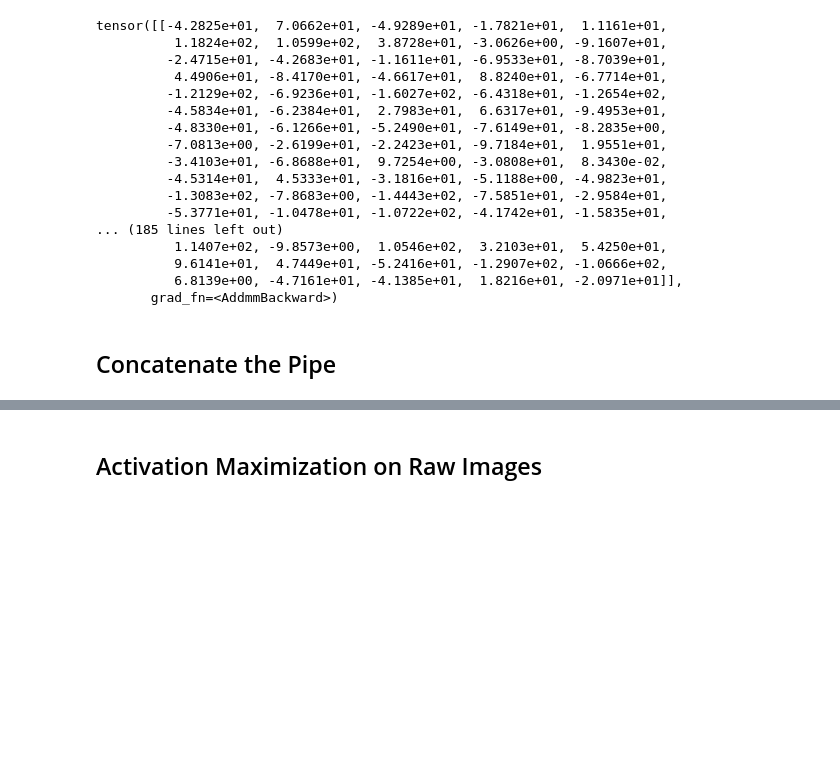
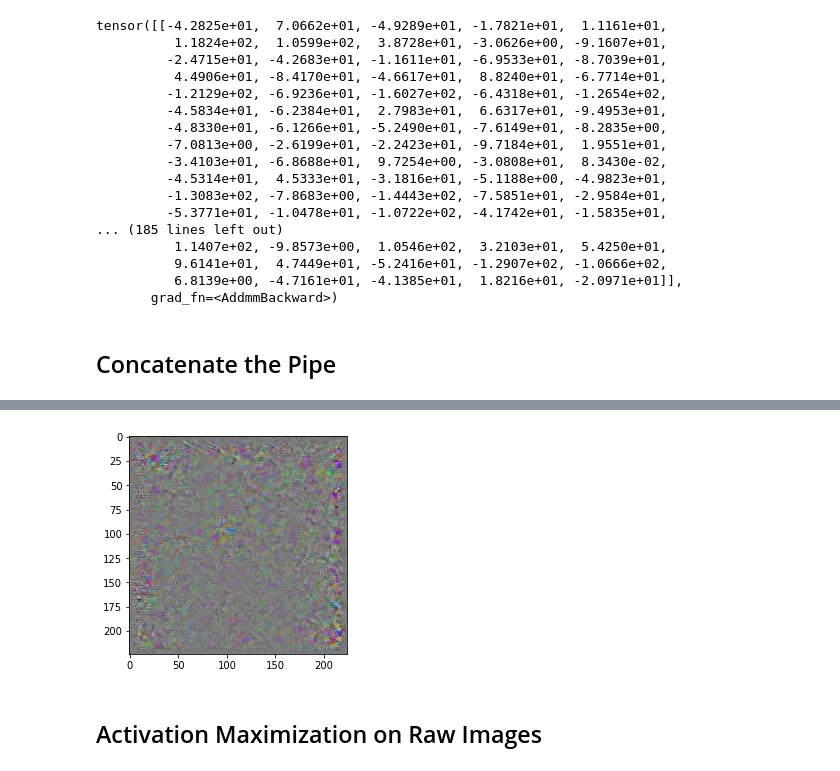
Before and after one commit to Animadversio/Activation-Maximization-for-Visual-System, a Jupyter notebook: Feature_Visualization_Demo.ipynb, the cells around one changed output, grey strips where cells are left out. Saved outputs shown, nothing was run; the diff lists cells and outputs as text; code cells hidden in the pictures; blank space fills up the shorter version.

```diff
--- a/Feature_Visualization_Demo.ipynb
+++ b/Feature_Visualization_Demo.ipynb
@@ -198,3 +210,11 @@ forward prob                           [1, 1000] -> [1, 1000]
+# %%
+grad_gf = image.grad.data
+grad_gf.min()
+with torch.no_grad():
+    plt.figure
+    plt.imshow((grad_gf.transpose(1,3).view([224,224,3]) - grad_gf.min()) / (grad_gf.max() - grad_gf.min() ) )
+# %% [output]
+[figure, added]
 # %% [markdown]
 ## Activation Maximization on Raw Images
 # %%
```
Also changed, not shown: parts of 17 cells of this notebook, 1 other file.
